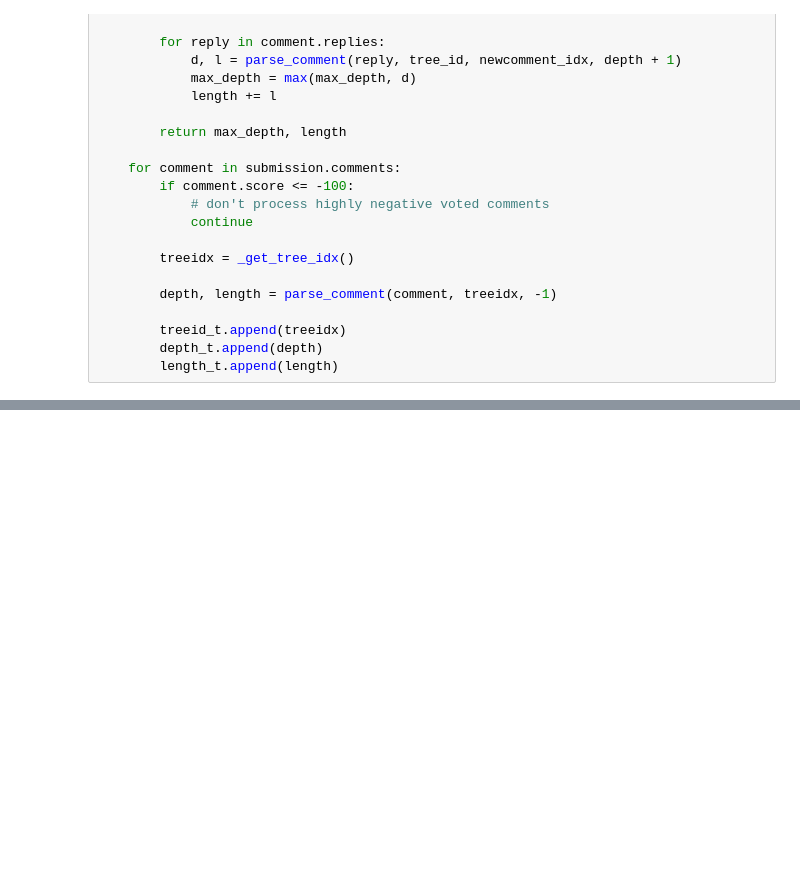
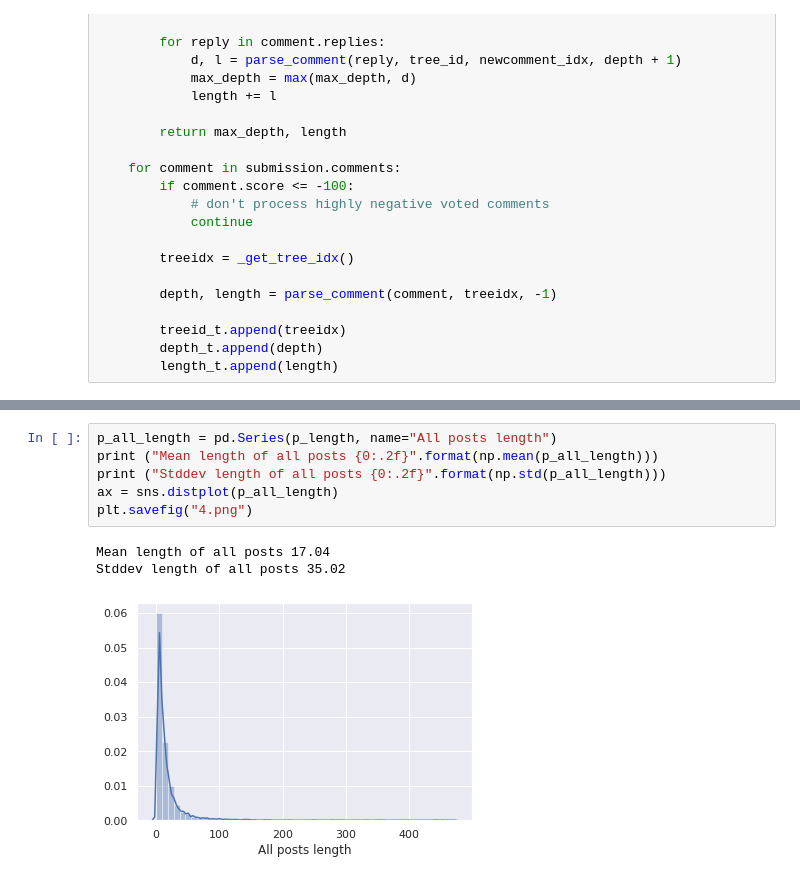
Before and after one commit to chandan047/reddit-affective-content, a Jupyter notebook: Data Visualization.ipynb, the cells around one changed output, grey strips where cells are left out. Saved outputs shown, nothing was run; the diff lists cells and outputs as text; blank space fills up the shorter version.

```diff
--- a/Data Visualization.ipynb
+++ b/Data Visualization.ipynb
@@ -366,0 +458,10 @@ for ind, submission_id in tqdm(enumerate(keys)):
+# %%
+p_all_length = pd.Series(p_length, name="All posts length")
+print ("Mean length of all posts {0:.2f}".format(np.mean(p_all_length)))
+print ("Stddev length of all posts {0:.2f}".format(np.std(p_all_length)))
+ax = sns.distplot(p_all_length)
+plt.savefig("4.png")
+# %% [output]
+Mean length of all posts 17.04
+Stddev length of all posts 35.02
+[figure, added]
```
Also changed, not shown: parts of 29 cells of this notebook, 6 other files.
